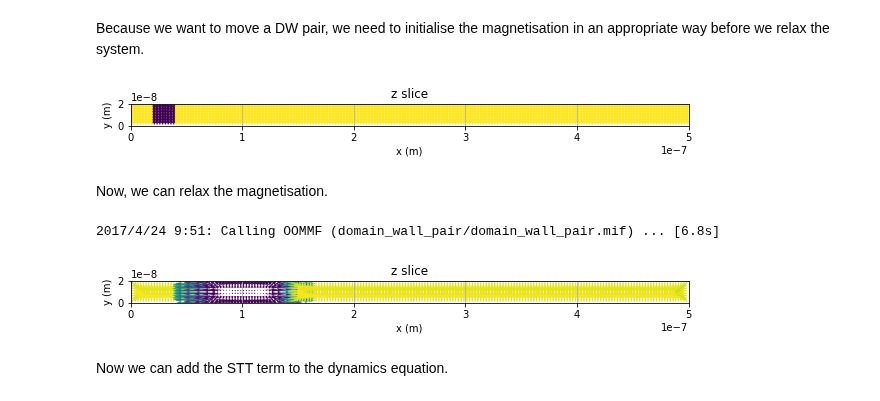
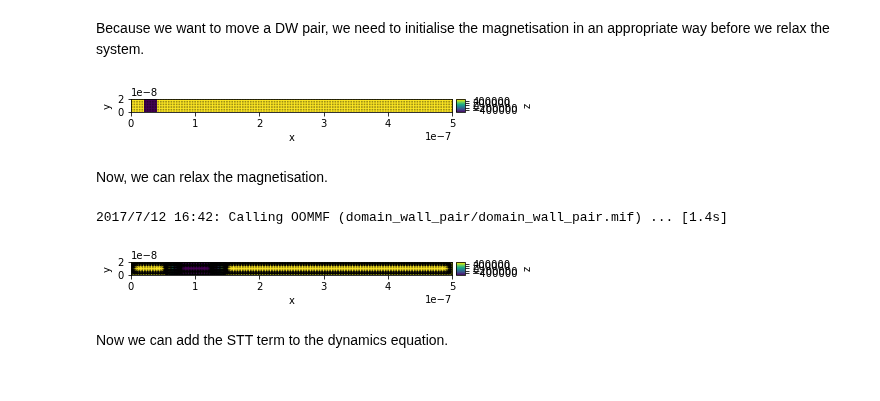
Before and after one commit to joommf-attic/tutorial, a Jupyter notebook: workshops/Durham/tutorial4_current_induced_dw_motion.ipynb, the cells around one changed output. Saved outputs shown, nothing was run; the diff lists cells and outputs as text; code cells hidden in the pictures.

```diff
--- a/workshops/Durham/tutorial4_current_induced_dw_motion.ipynb
+++ b/workshops/Durham/tutorial4_current_induced_dw_motion.ipynb
@@ -37,35 +37,33 @@ mesh = oc.Mesh(p1=p1, p2=p2, cell=cell)
 system = oc.System(name="domain_wall_pair")
 system.hamiltonian = oc.Exchange(A=A) + \
                      oc.DMI(D=D, kind="interfacial") + \
-                     oc.UniaxialAnisotropy(K=K, u=u)
+                     oc.UniaxialAnisotropy(K1=K, u=u)
 system.dynamics = oc.Precession(gamma=gamma) + oc.Damping(alpha=alpha)
 # %% [markdown]
 Because we want to move a DW pair, we need to initialise the magnetisation in an appropriate way before we relax the system.
 # %%
 def m_value(pos):
     x, y, z = pos
     if 20e-9 < x < 40e-9:
-        return (0, 1e-8, -1)
+        return (0, 0, -1)
     else:
-        return (0, 1e-8, 1)
-    # We have added the y-component of 1e-8 to the magnetisation to be able to
-    # plot the vector field. This will not be necessary in the long run.
+        return (0, 0, 1)
 
 system.m = df.Field(mesh, value=m_value, norm=Ms)
 
-system.m.plot_slice("z", 0);
+system.m.plot_plane("z");
 # %% [output]
-[figure, old version]
+[figure, new version]
 # %% [markdown]
 Now, we can relax the magnetisation.
 # %%
 md = oc.MinDriver()
 md.drive(system)
 
-system.m.plot_slice("z", 0);
+system.m.plot_plane("z")
 # %% [output]
-2017/4/24 9:51: Calling OOMMF (domain_wall_pair/domain_wall_pair.mif) ... [6.8s]
+2017/7/12 16:42: Calling OOMMF (domain_wall_pair/domain_wall_pair.mif) ... [1.4s]
-[figure, old version]
+[figure, new version]
 # %% [markdown]
 Now we can add the STT term to the dynamics equation.
 # %%
```
Also changed, not shown: parts of 4 cells of this notebook, 1 other file.
